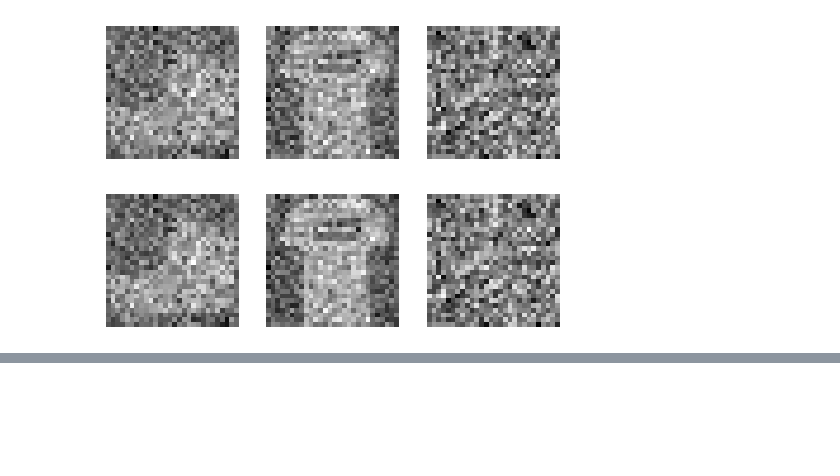
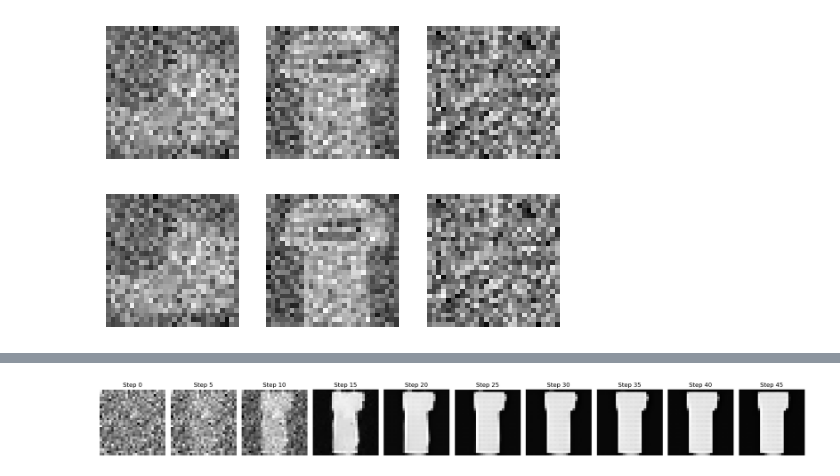
Before and after one commit to Cr0l3y/G_IMG_Fashion, a Jupyter notebook: Rede_difusora.ipynb, the cells around one changed output, grey strips where cells are left out. Drawn from its saved outputs; the diff is of its cells as text; code cells hidden in the pictures; blank space fills up the shorter version.

```diff
--- a/Rede_difusora.ipynb
+++ b/Rede_difusora.ipynb
@@ -106,0 +121,18 @@ model.compile(loss=tf.keras.losses.MeanAbsoluteError(), optimizer=tf.keras.optim
+# %%
+def predict_step(model, timesteps = 50, num_samples = 8):
+    xs = []
+    x = np.random.normal(size=(num_samples, 28, 28, 1))
+    for i in trange(timesteps):
+        t = np.full((num_samples, 1), i)
+        x = model.predict([x, t], verbose = 0)
+        if i % 5 == 0:
+            xs.append(x[0])
+    xs = [(x - x.min()) / (x.max() - x.min()) for x in xs]
+    plt.figure(figsize=(20, 3))
+    for i, img in enumerate(xs):
+        plt.subplot(1, len(xs), i+1)
+        plt.imshow(cvtImg(img), cmap='gray')
+        plt.title(f'Step {i*5}')
+        plt.axis('off')
+    plt.tight_layout()
+    plt.show()
@@ -106,0 +166,4 @@ model.compile(loss=tf.keras.losses.MeanAbsoluteError(), optimizer=tf.keras.optim
+# %%
+predict_step(model)
+# %% [output]
+[figure, added]
```
Also changed, not shown: parts of 10 cells of this notebook.
